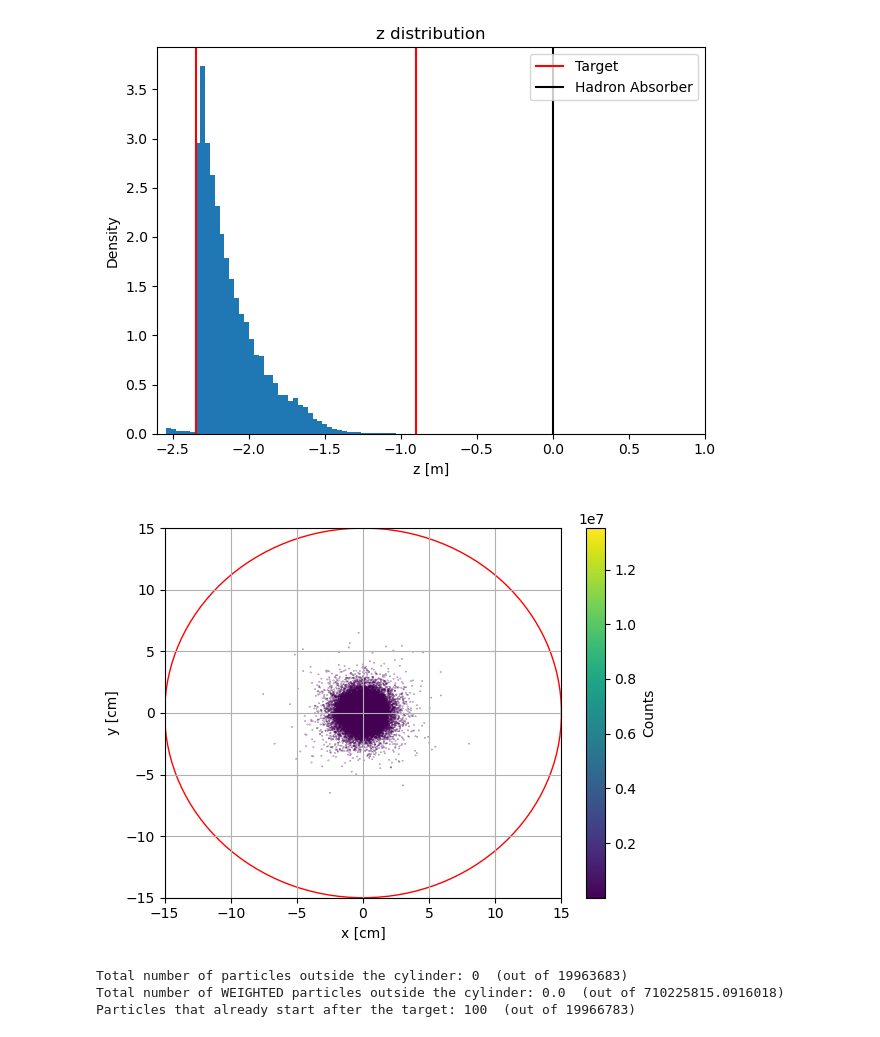
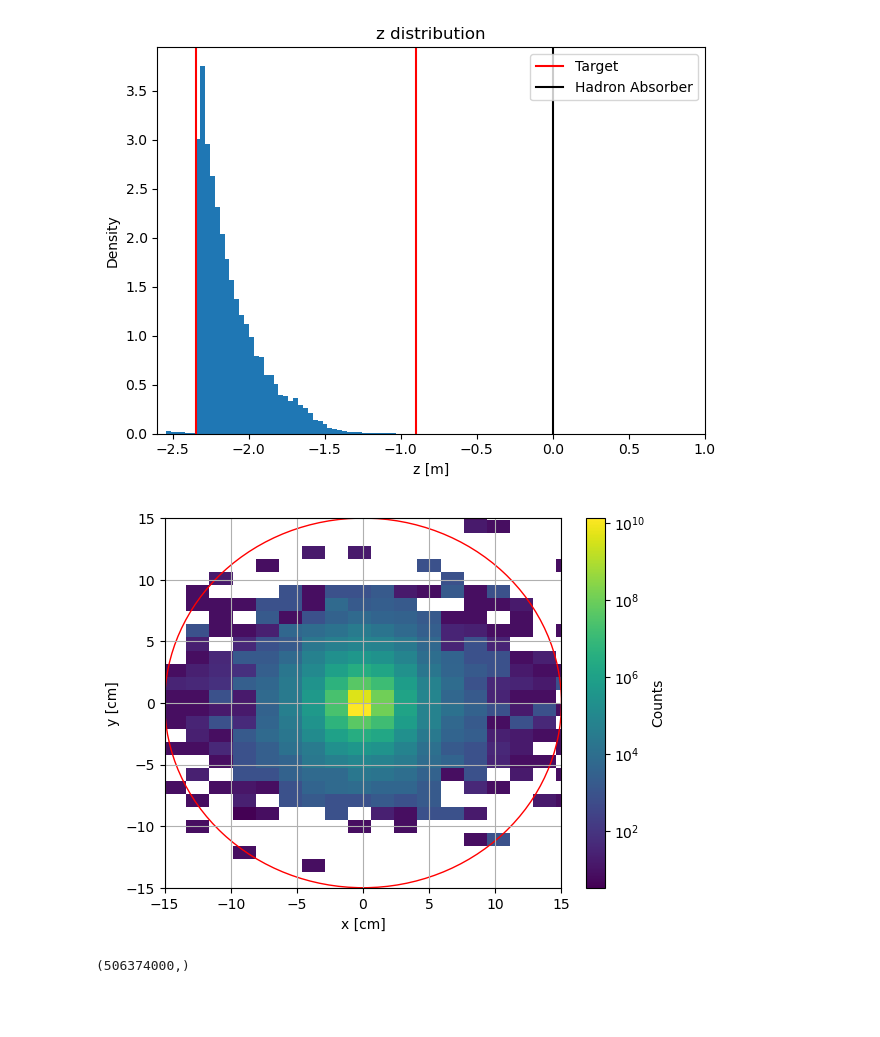
Before and after one commit to lfpc/MuonsAndMatter, a Jupyter notebook: plots/see_input.ipynb, the cells around one changed output. Drawn from its saved outputs; the diff is of its cells as text; code cells hidden in the pictures; blank space fills up the shorter version.

```diff
--- a/plots/see_input.ipynb
+++ b/plots/see_input.ipynb
@@ -70,7 +70,7 @@ def difference_hist1d(x1,x2,xlabel:str = '',density = True, bins = 'auto'):
     plt.tick_params(axis='both', which='minor', labelsize=fontsize)  # Minor ticks (if needed)
 # %%
 data_full = []
-for file_name in os.listdir('../data/full_sample')[:2]:
+for file_name in os.listdir('../data/full_sample'):
     print(file_name)
     with gzip.open(f'../data/full_sample/{file_name}', 'rb') as f:
         data_full.append(pickle.load(f))
@@ -121,25 +150,24 @@ plt.show()
 [figure]
 # %%
 #plt.scatter(x*100,y*100, alpha = 0.1)
-plt.xlim(-15,15)
-plt.ylim(-15,15)
-plt.hexbin(x_full[z_full<-0.9]*100, y_full[z_full<-0.9]*100, gridsize=1000, cmap='viridis', mincnt=1)
+
+#plt.hist2d(x_full[z_full<-0.9]*100, y_full[z_full<-0.9]*100, bins=100, cmap='viridis')
+plt.hist2d(x_full*100,y_full*100, bins=50, cmap='viridis', norm=LogNorm(), density=False, weights=W_full)
 circ = plt.Circle((0, 0), 15, color='r', fill=False)
 plt.gca().add_patch(circ)
 plt.colorbar(label='Counts')
 plt.xlabel('x [cm]')
 plt.ylabel('y [cm]')
 plt.grid()
+plt.xlim(-15,15)
+plt.ylim(-15,15)
 plt.show()
 
-print('Total number of particles outside the cylinder:', np.sum(np.sqrt(x_full[z_full<-0.9]**2 + y_full[z_full<-0.9]**2)>0.15), f' (out of {data_full[z_full<-0.9].shape[0]})')
-print('Total number of WEIGHTED particles outside the cylinder:', np.sum(data_full[:,-1][z_full<-0.9][np.sqrt(x_full[z_full<-0.9]**2 + y_full[z_full<-0.9]**2)>0.15]), f' (out of {data_full[:,-1][z_full<-0.9].sum()})')
-print('Particles that already start after the target:', np.sum(z_full>0.9), f' (out of {data_full.shape[0]})')
+#print('Total number of particles outside the cylinder:', np.sum(np.sqrt(x_full[z_full<-0.9]**2 + y_full[z_full<-0.9]**2)>0.15), f' (out of {data_full[z_full<-0.9].shape[0]})')
+#print('Total number of WEIGHTED particles outside the cylinder:', np.sum(data_full[:,-1][z_full<-0.9][np.sqrt(x_full[z_full<-0.9]**2 + y_full[z_full<-0.9]**2)>0.15]), f' (out of {data_full[:,-1][z_full<-0.9].sum()})')
+#print('Particles that already start after the target:', np.sum(z_full>0.9), f' (out of {data_full.shape[0]})')
 # %% [output]
-[figure, old version]
+[figure, new version]
-Total number of particles outside the cylinder: 0  (out of 19963683)
-Total number of WEIGHTED particles outside the cylinder: 0.0  (out of 710225815.0916018)
-Particles that already start after the target: 100  (out of 19966783)
 # %%
 SmearBeam = 5
 if SmearBeam > 0:
@@ -165,6 +193,10 @@ if SmearBeam > 0:
     dy = r * np.sin(_phi)
 x_full += dx / 100
 y_full += dy / 100
+# %%
+(x_full).shape
+# %% [output]
+(506374000,)
 # %%
 #plt.scatter(x*100,y*100, alpha = 0.1)
 plt.xlim(-15,15)
```
Also changed, not shown: parts of 16 cells of this notebook, 13 other files.
